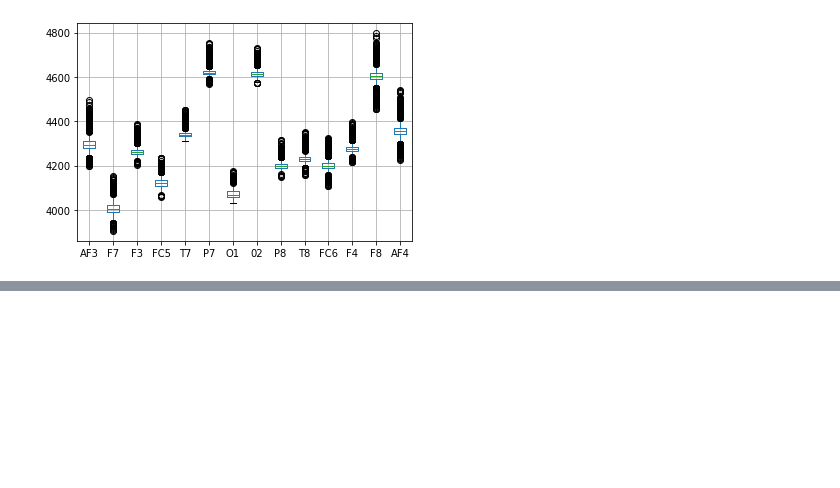
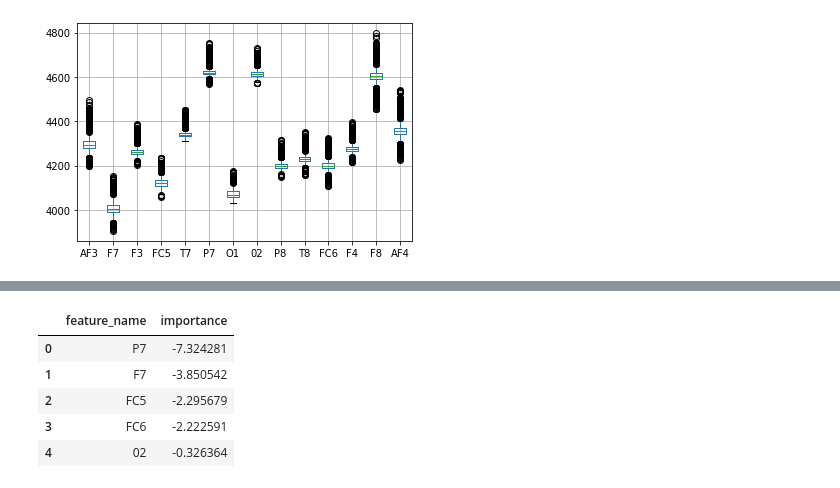
Before and after one commit to SarahGoddaer/Machine_Learning_course_UGent_D012554_kaggle, a Jupyter notebook: Second_try.ipynb, the cells around one changed output, grey strips where cells are left out. Saved outputs shown, nothing was run; the diff lists cells and outputs as text; code cells hidden in the pictures; blank space fills up the shorter version.

```diff
--- a/Second_try.ipynb
+++ b/Second_try.ipynb
@@ -66,0 +122,13 @@ AttributeError: ignored
+# %%
+importances_coef = []
+for feature_name, modelparameter in zip(features.columns,model.coef_[0]):
+    importances_coef.append([feature_name,modelparameter])
+importances_coef = pd.DataFrame(importances_coef,columns=["feature_name","importance"])
+importances_coef.sort_values(by='importance',ignore_index=True).head()
+# %% [output]
+|  | feature_name | importance |
+| 0 | P7 | -7.324281 |
+| 1 | F7 | -3.850542 |
+| 2 | FC5 | -2.295679 |
+| 3 | FC6 | -2.222591 |
+| 4 | 02 | -0.326364 |
```
Also changed, not shown: parts of 14 cells of this notebook.
